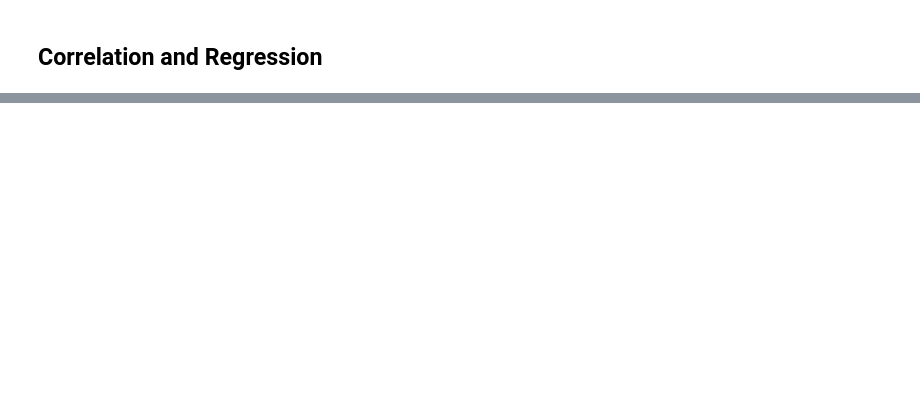
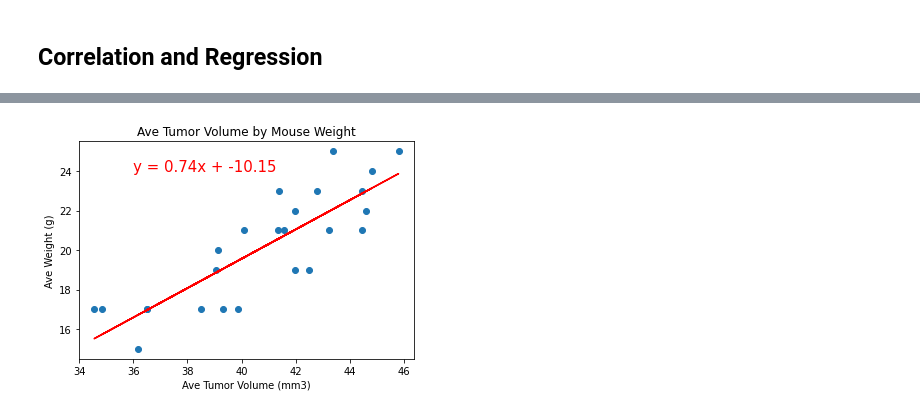
Before and after one commit to rketchum95/Matplotlib-challenge, a Jupyter notebook: main.ipynb, the cells around one changed output, grey strips where cells are left out. Saved outputs shown, nothing was run; the diff lists cells and outputs as text; code cells hidden in the pictures; blank space fills up the shorter version.

Commit message:
Initial Correlation & Regession complete

```diff
--- a/main.ipynb
+++ b/main.ipynb
@@ -299,0 +297,4 @@ plt.show()
+# %%
+#capomulin_means_df.reset_index
+capomulin_means_df1=capomulin_means_df.droplevel(1,axis=1)
+capomulin_means_df1.head()
@@ -299,0 +309,22 @@ plt.show()
+# %%
+# Calculate the correlation coefficient and linear regression model
+# for mouse weight and average tumor volume for the Capomulin regimen
+
+x=capomulin_means_df1['Ave Tumor Volume (mm3)']
+y=capomulin_means_df1['Ave Weight (g)']
+
+correlation = st.pearsonr(x,y)
+
+# Calculate linear regression
+(slope, intercept, rvalue, pvalue, stderr) = linregress(x,y)
+regress_values = x * slope + intercept
+line_eq = "y = " + str(round(slope,2)) + "x + " + str(round(intercept,2))
+plt.scatter(x,y)
+plt.plot(x,regress_values,"r-")
+plt.annotate(line_eq,(36,24),fontsize=15,color="red")
+plt.xlabel("Ave Tumor Volume (mm3)")
+plt.ylabel("Ave Weight (g)")
+plt.title("Ave Tumor Volume by Mouse Weight")
+plt.show()
+# %% [output]
+[figure, added]
```
Also changed, not shown: parts of 6 cells of this notebook.
